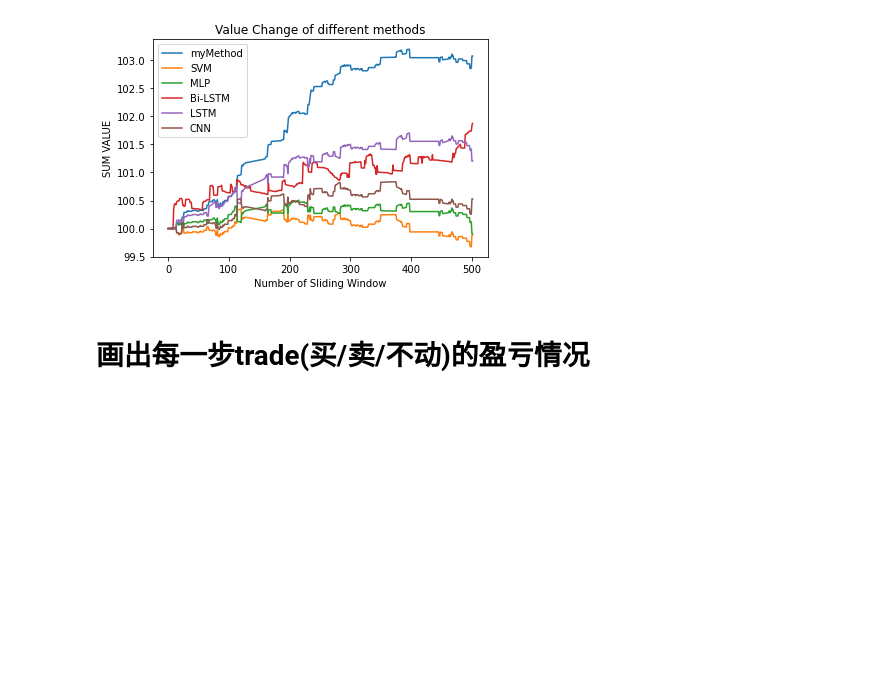
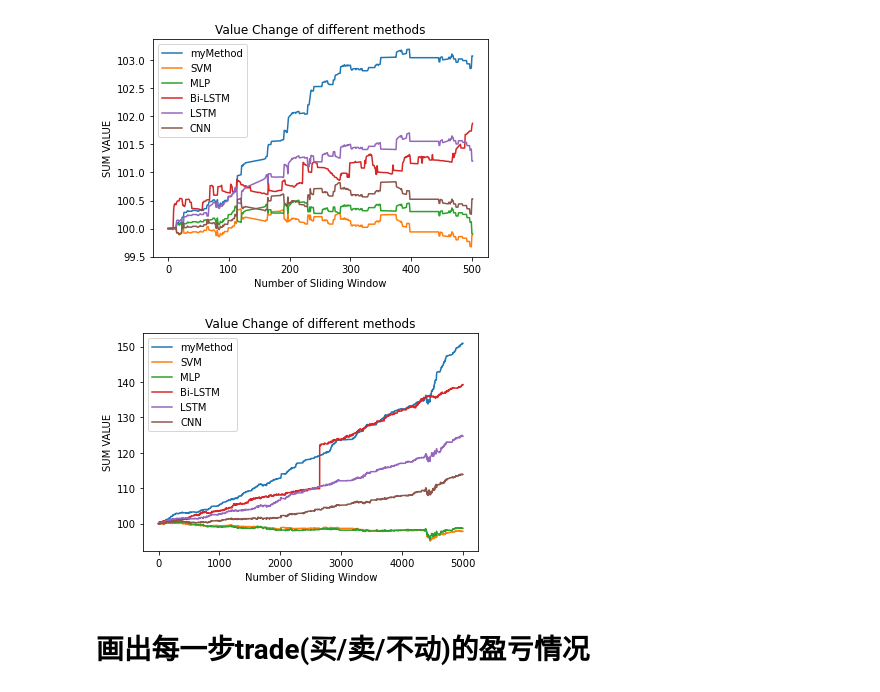
Before and after one commit to mzm1183710118/GraduateDesign, a Jupyter notebook: my/new.ipynb, the cells around one changed output. Drawn from its saved outputs; the diff is of its cells as text; code cells hidden in the pictures; blank space fills up the shorter version.

Commit message:
LSTM code

```diff
--- a/my/new.ipynb
+++ b/my/new.ipynb
@@ -575,6 +576,33 @@ axes.set(**props)
 plt.show()
 # %% [output]
 [figure]
+# %%
+cashArray1, sumValueArray1, tradeList1= getPnL(5000, 2, 0)
+cashArray2, sumValueArray2, tradeList2 = getPnL(5000, 0, 0)
+cashArray3, sumValueArray3, tradeList3= getPnL(5000, 2, 2)
+cashArray4, sumValueArray4, tradeList4 = getPnL(5000, 6, 2, dataset=dataset_test)
+cashArray5, sumValueArray5, tradeList5 = getPnL(5000, 10, 2)
+cashArray6, sumValueArray6, tradeList6 = getPnL(5000, 0, 4)
+
+fig, axes = plt.subplots()
+axes.plot(range(len(cashArray1)), sumValueArray1, label="myMethod")
+axes.plot(range(len(cashArray2)), sumValueArray2, label="SVM")
+axes.plot(range(len(cashArray3)), sumValueArray3, label="MLP")
+axes.plot(range(len(cashArray4)), sumValueArray4, label="Bi-LSTM")
+axes.plot(range(len(cashArray5)), sumValueArray5, label="LSTM")
+axes.plot(range(len(cashArray6)), sumValueArray6, label="CNN")
+
+title = "Value Change of different methods"
+
+props = {'title': title,
+             'xlabel': 'Number of Sliding Window',
+             'ylabel': 'SUM VALUE',
+             }
+axes.legend()
+axes.set(**props)
+plt.show()
+# %% [output]
+[figure, added]
 # %% [markdown]
 # 画出每一步trade(买/卖/不动)的盈亏情况
 # %%
```
Also changed, not shown: parts of 5 cells of this notebook, 5 other files.
